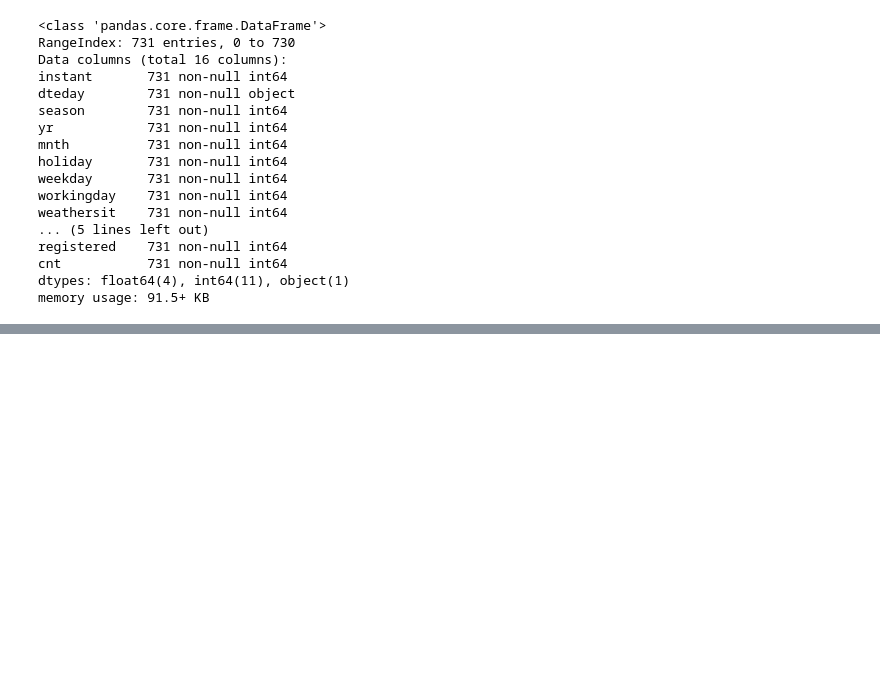
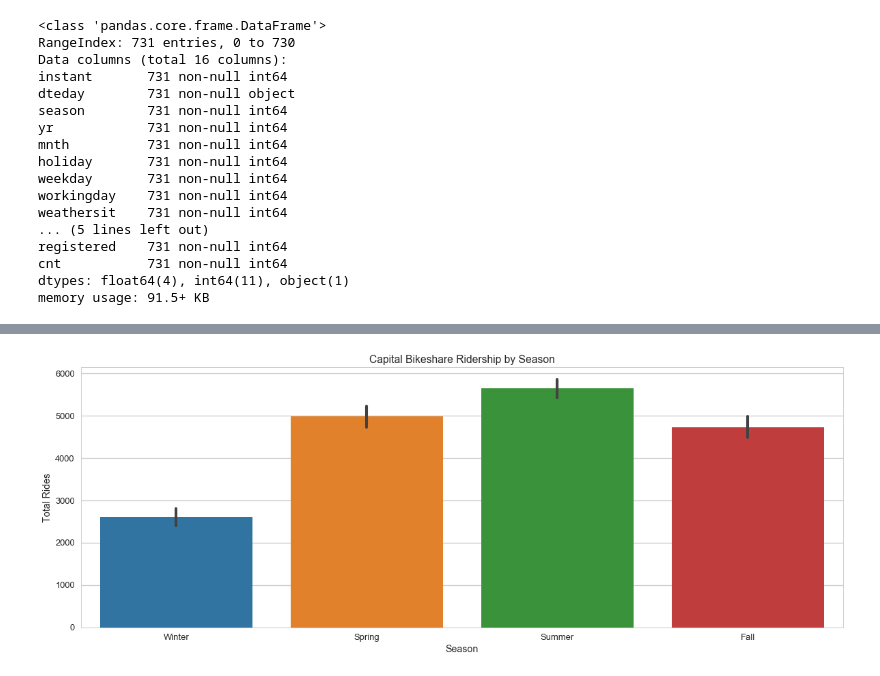
Before and after one commit to PatriciaVaquero/Thinkful-Data-Science-Fundamentals, a Jupyter notebook: Capstone Data Analysis.ipynb, the cells around one changed output, grey strips where cells are left out. Cells and saved outputs as stored; diff of their text form; code cells hidden in the pictures; blank space fills up the shorter version.

```diff
--- a/Capstone Data Analysis.ipynb
+++ b/Capstone Data Analysis.ipynb
@@ -22,11 +22,15 @@ why is it interesting? I live in DC.  Bikeshare is a very popular way to get aro
 import pandas as pd
 import numpy as np
 import matplotlib.pyplot as plt
+import seaborn as sns
 import matplotlib.colors as colors
 %matplotlib inline
-
-plt.rcParams['figure.figsize'] = [20.0, 10.0]
-plt.rcParams.update({'font.size': 22})
+# %%
+#plt.rcParams['figure.figsize'] = [20.0, 7.0]
+#plt.rcParams.update({'font.size': 22})
+
+sns.set_style('whitegrid')
+sns.set_context('talk')
 # %%
 df = pd.read_csv('day.csv')
 # %%
@@ -190,0 +96,18 @@ plt.show()
+# %%
+#rename columns
+df = df.rename(columns={'dteday':'datetime',
+                        'yr':'year',
+                        'mnth':'month',
+                        'weathersit':'weather',
+                        'hum':'humidity',
+                        'cnt':'total_rides'})
+
+#set categorical variables
+##why set as categories??
+df['season'] = df['season'].astype('category')
+df['year'] = df['year'].astype('category')
+df['month'] = df['month'].astype('category')
+df['holiday'] = df['holiday'].astype('category')
+df['weekday'] = df['weekday'].astype('category')
+df['workingday'] = df['workingday'].astype('category')
+df['weather'] = df['weather'].astype('category')
@@ -190,0 +127,18 @@ plt.show()
+# %%
+fig, ax = plt.subplots()
+sns.barplot(data=df[['season','total_rides']],
+            x='season',
+            y='total_rides',
+            ax=ax)
+
+plt.title('Capital Bikeshare Ridership by Season')
+plt.ylabel('Total Rides')
+plt.xlabel('Season')
+
+tick_val=[0, 1, 2, 3]
+tick_lab=['Winter', 'Spring', 'Summer', 'Fall']
+plt.xticks(tick_val, tick_lab)
+
+plt.show()
+# %% [output]
+[figure, added]
```
Also changed, not shown: parts of 22 cells of this notebook.
